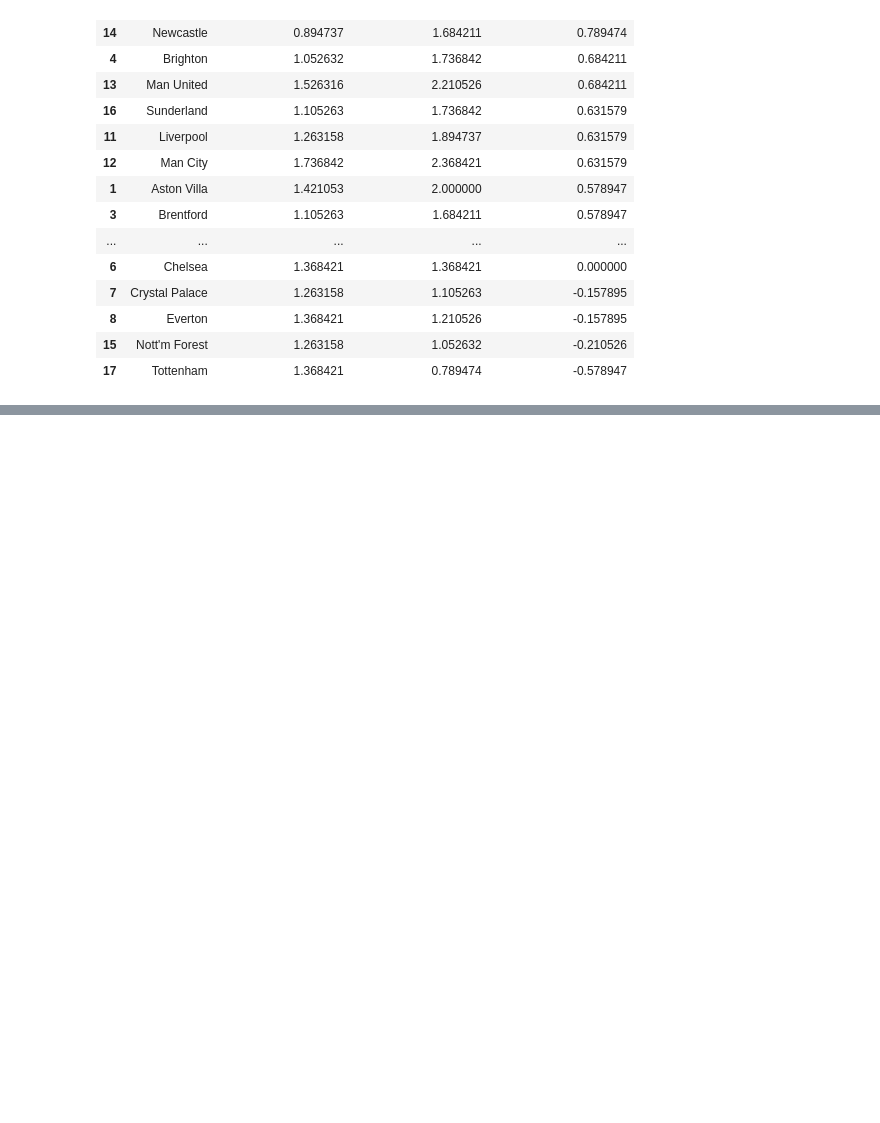
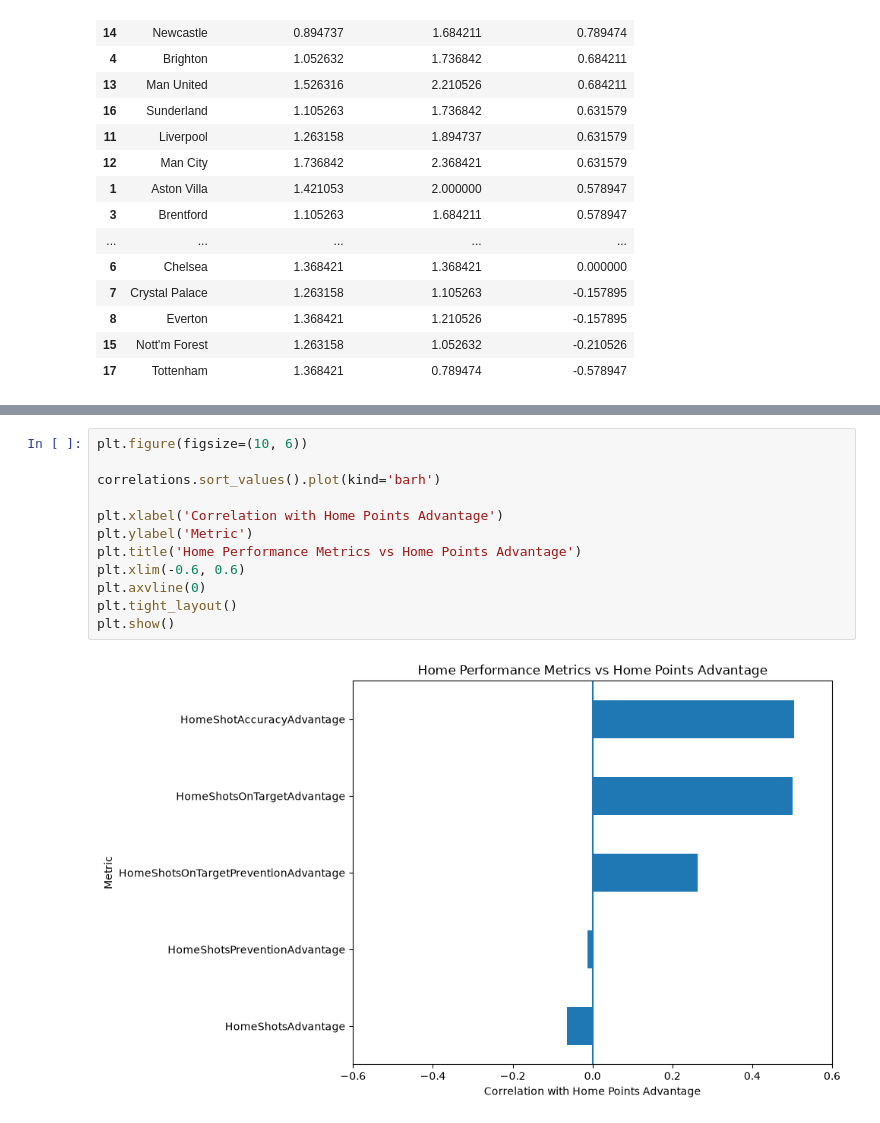
Before and after one commit to orms123/premier-league-performance-intelligence, a Jupyter notebook: notebooks/01_data_exploration.ipynb, the cells around one changed output, grey strips where cells are left out. Drawn from its saved outputs; the diff is of its cells as text; blank space fills up the shorter version.

```diff
--- a/notebooks/01_data_exploration.ipynb
+++ b/notebooks/01_data_exploration.ipynb
@@ -1389,0 +2017,14 @@ home_away_points_comparison.sort_values(
+# %%
+plt.figure(figsize=(10, 6))
+
+correlations.sort_values().plot(kind='barh')
+
+plt.xlabel('Correlation with Home Points Advantage')
+plt.ylabel('Metric')
+plt.title('Home Performance Metrics vs Home Points Advantage')
+plt.xlim(-0.6, 0.6)
+plt.axvline(0)
+plt.tight_layout()
+plt.show()
+# %% [output]
+[figure, added]
```
Also changed, not shown: parts of 49 cells of this notebook.
